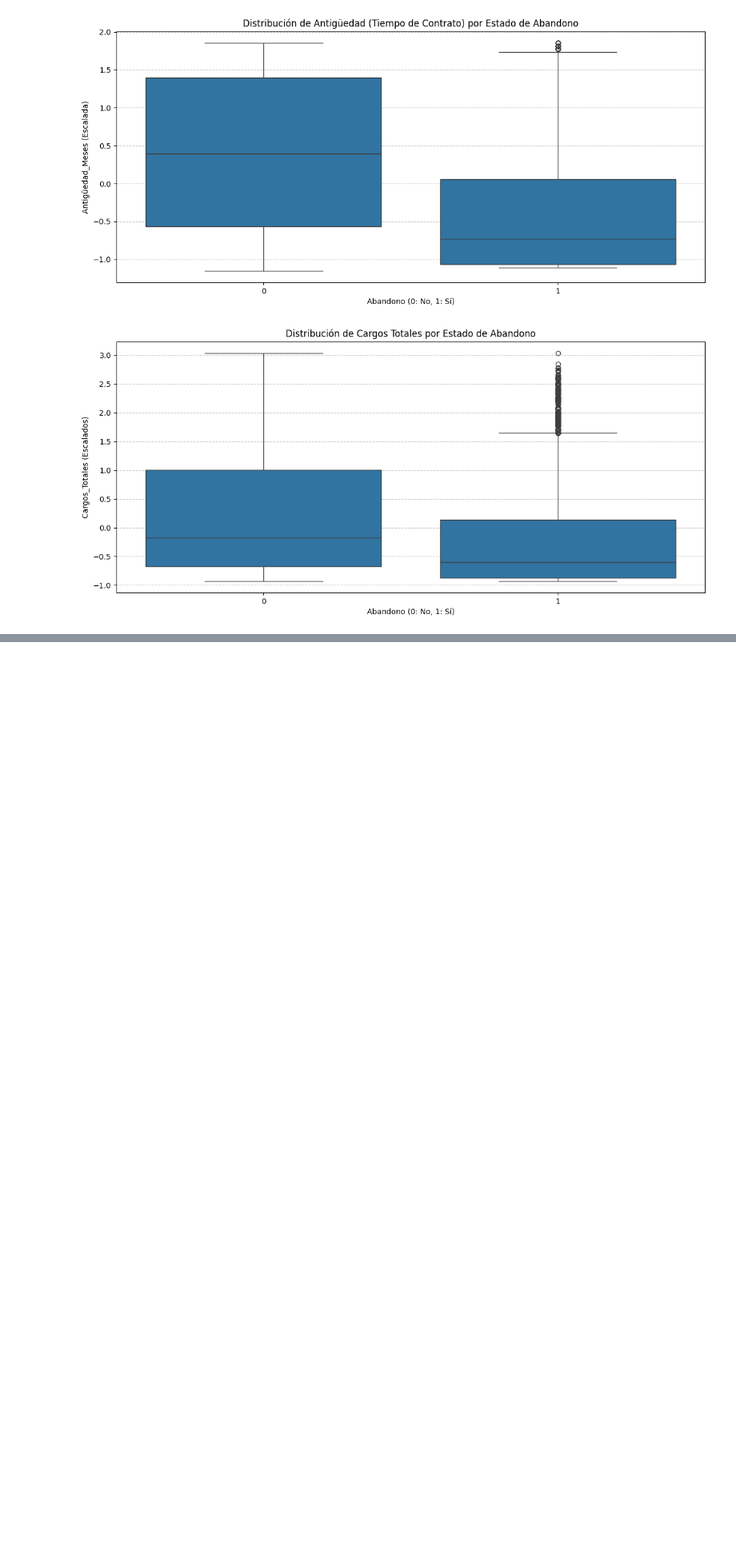
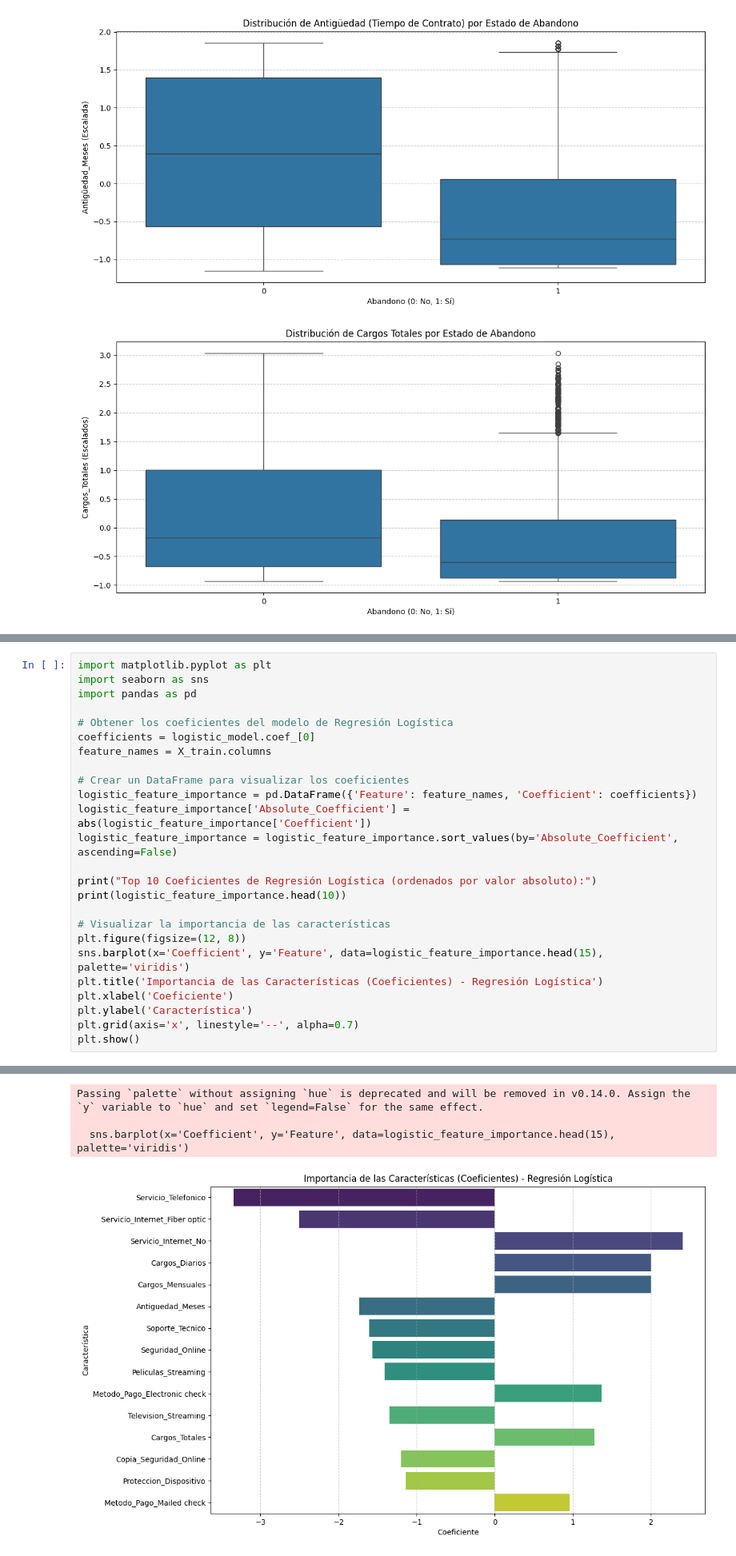
Before and after one commit to jorigo/Reto_2_TelecomX_P2, a Jupyter notebook: TelecomX_P2.ipynb, the cells around one changed output, grey strips where cells are left out. Shown at 80% size. Cells and saved outputs as stored; diff of their text form; blank space fills up the shorter version.

```diff
--- a/TelecomX_P2.ipynb
+++ b/TelecomX_P2.ipynb
@@ -324,0 +492,26 @@ plt.show()
+# %%
+import matplotlib.pyplot as plt
+import seaborn as sns
+import pandas as pd
+
+# Obtener los coeficientes del modelo de Regresión Logística
+coefficients = logistic_model.coef_[0]
+feature_names = X_train.columns
+
+# Crear un DataFrame para visualizar los coeficientes
+logistic_feature_importance = pd.DataFrame({'Feature': feature_names, 'Coefficient': coefficients})
+logistic_feature_importance['Absolute_Coefficient'] = abs(logistic_feature_importance['Coefficient'])
+logistic_feature_importance = logistic_feature_importance.sort_values(by='Absolute_Coefficient', ascending=False)
+
+print("Top 10 Coeficientes de Regresión Logística (ordenados por valor absoluto):")
+print(logistic_feature_importance.head(10))
+
+# Visualizar la importancia de las características
+plt.figure(figsize=(12, 8))
+sns.barplot(x='Coefficient', y='Feature', data=logistic_feature_importance.head(15), palette='viridis')
+plt.title('Importancia de las Características (Coeficientes) - Regresión Logística')
+plt.xlabel('Coeficiente')
+plt.ylabel('Característica')
+plt.grid(axis='x', linestyle='--', alpha=0.7)
+plt.show()
+# %% [output]
@@ -324,0 +530,4 @@ plt.show()
+Passing `palette` without assigning `hue` is deprecated and will be removed in v0.14.0. Assign the `y` variable to `hue` and set `legend=False` for the same effect.
+
+  sns.barplot(x='Coefficient', y='Feature', data=logistic_feature_importance.head(15), palette='viridis')
+[figure, added]
```
Also changed, not shown: parts of 15 cells of this notebook.
